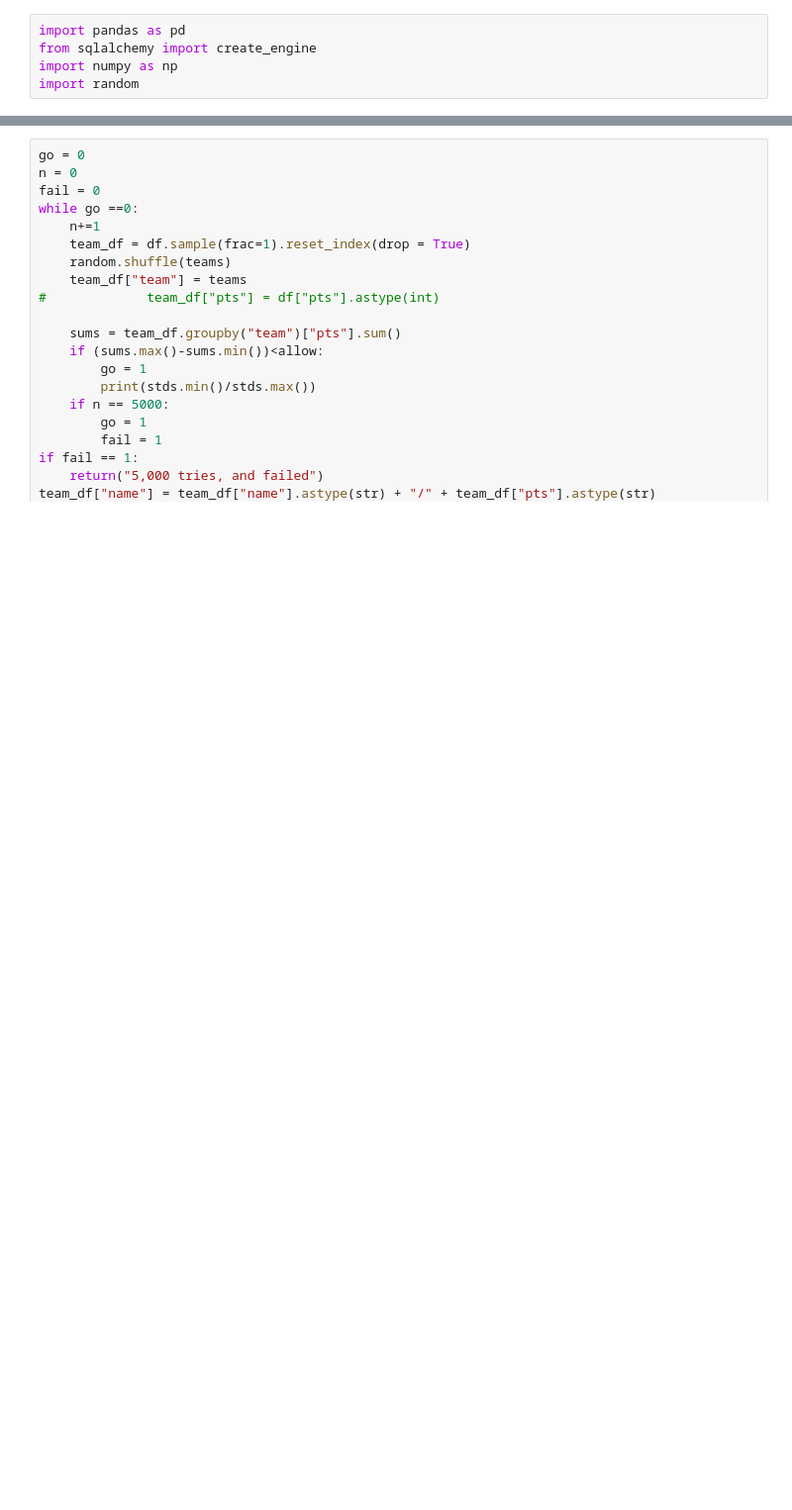
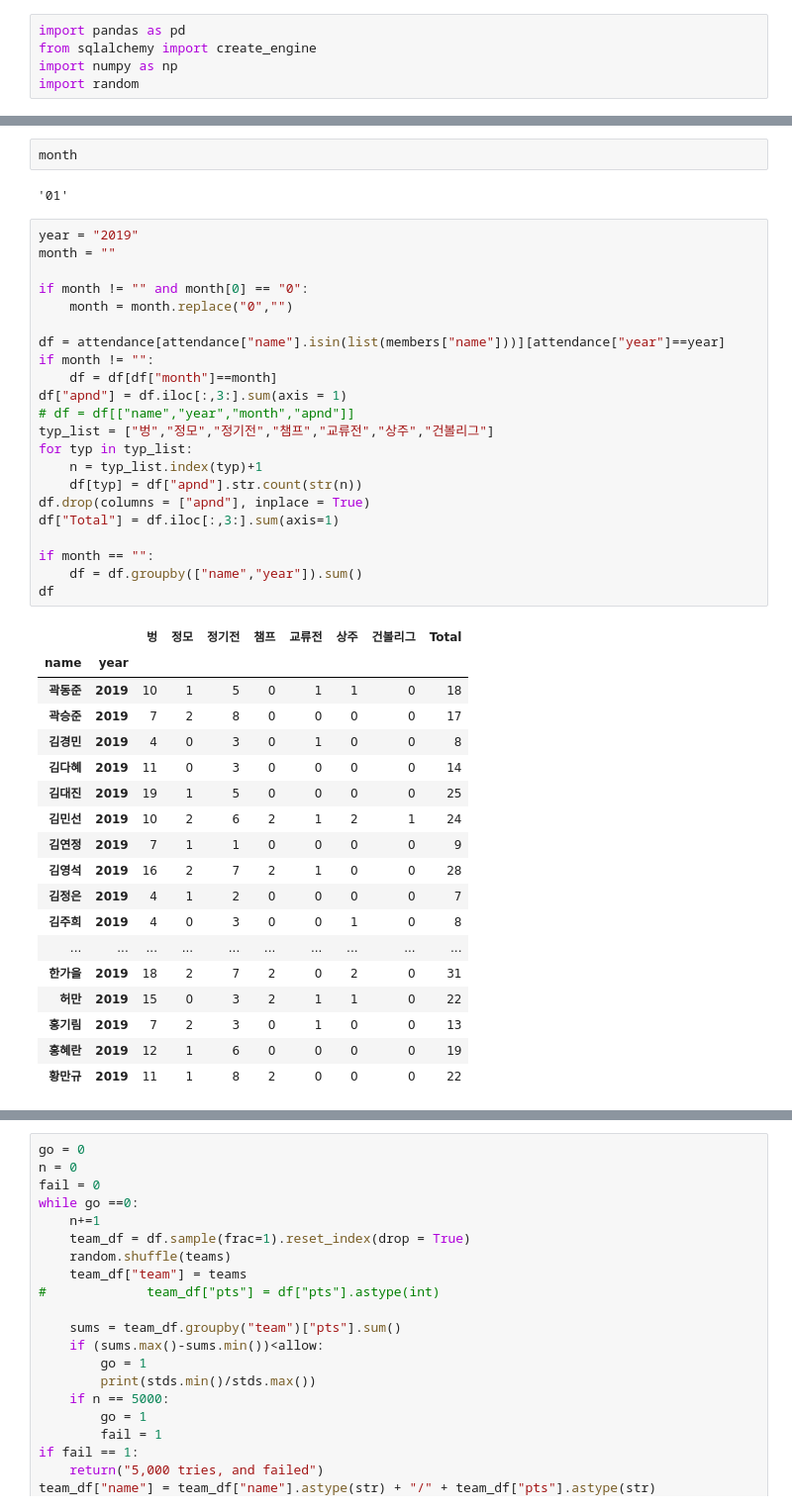
Before and after one commit to yundk7/Bowling_Team_Heroku, a Jupyter notebook: pet_pals/Untitled.ipynb, the cells around one changed output, grey strips where cells are left out. Shown: that part at 99% size. Saved outputs shown, nothing was run; the diff lists cells and outputs as text; blank space fills up the shorter version.

```diff
--- a/pet_pals/Untitled.ipynb
+++ b/pet_pals/Untitled.ipynb
@@ -5,0 +11,45 @@ import random
+# %%
+month
+# %% [output]
+'01'
+# %%
+year = "2019"
+month = ""
+
+if month != "" and month[0] == "0":
+    month = month.replace("0","")
+
+df = attendance[attendance["name"].isin(list(members["name"]))][attendance["year"]==year]
+if month != "":
+    df = df[df["month"]==month]
+df["apnd"] = df.iloc[:,3:].sum(axis = 1)
+# df = df[["name","year","month","apnd"]]
+typ_list = ["벙","정모","정기전","챔프","교류전","상주","건볼리그"]
+for typ in typ_list:
+    n = typ_list.index(typ)+1
+    df[typ] = df["apnd"].str.count(str(n))
+df.drop(columns = ["apnd"], inplace = True)
+df["Total"] = df.iloc[:,3:].sum(axis=1)
+
+if month == "":
+    df = df.groupby(["name","year"]).sum()
+df
+# %% [output]
+|  |  | 벙 | 정모 | 정기전 | 챔프 | 교류전 | 상주 | 건볼리그 | Total |
+| name | year |  |  |  |  |  |  |  |  |
+| 곽동준 | 2019 | 10 | 1 | 5 | 0 | 1 | 1 | 0 | 18 |
+| 곽승준 | 2019 | 7 | 2 | 8 | 0 | 0 | 0 | 0 | 17 |
+| 김경민 | 2019 | 4 | 0 | 3 | 0 | 1 | 0 | 0 | 8 |
+| 김다혜 | 2019 | 11 | 0 | 3 | 0 | 0 | 0 | 0 | 14 |
+| 김대진 | 2019 | 19 | 1 | 5 | 0 | 0 | 0 | 0 | 25 |
+| 김민선 | 2019 | 10 | 2 | 6 | 2 | 1 | 2 | 1 | 24 |
+| 김연정 | 2019 | 7 | 1 | 1 | 0 | 0 | 0 | 0 | 9 |
+| 김영석 | 2019 | 16 | 2 | 7 | 2 | 1 | 0 | 0 | 28 |
+| 김정은 | 2019 | 4 | 1 | 2 | 0 | 0 | 0 | 0 | 7 |
+| 김주희 | 2019 | 4 | 0 | 3 | 0 | 0 | 1 | 0 | 8 |
+| ... | ... | ... | ... | ... | ... | ... | ... | ... | ... |
+| 한가을 | 2019 | 18 | 2 | 7 | 2 | 0 | 2 | 0 | 31 |
+| 허만 | 2019 | 15 | 0 | 3 | 2 | 1 | 1 | 0 | 22 |
+| 홍기림 | 2019 | 7 | 2 | 3 | 0 | 1 | 0 | 0 | 13 |
+| 홍혜란 | 2019 | 12 | 1 | 6 | 0 | 0 | 0 | 0 | 19 |
+| 황만규 | 2019 | 11 | 1 | 8 | 2 | 0 | 0 | 0 | 22 |
```
Also changed, not shown: parts of 13 cells of this notebook, 9 other files.
